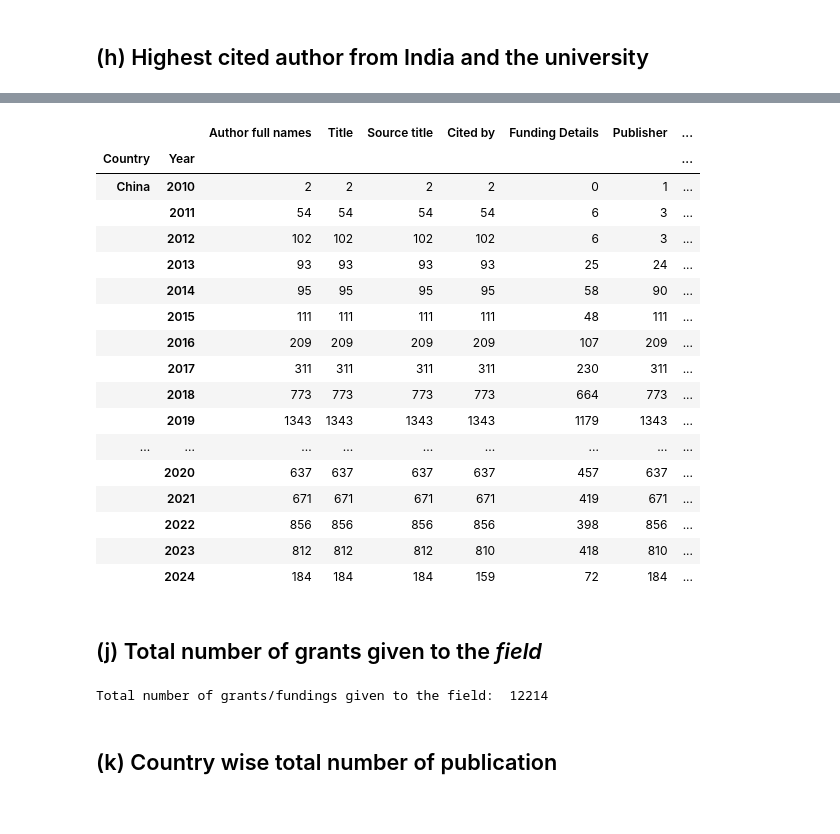
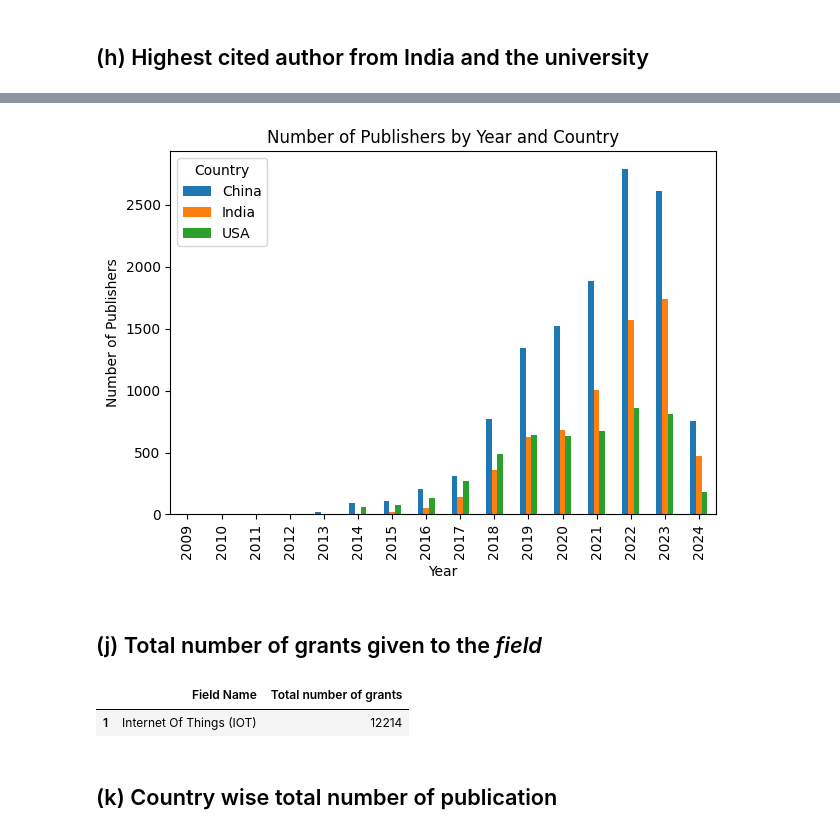
Before and after one commit to SohhamSeal/Dataset-Preprocessing-and-Visualization-using-Python-and-Neo4J, a Jupyter notebook: Python script/code.ipynb, the cells around one changed output, grey strips where cells are left out. Saved outputs shown, nothing was run; the diff lists cells and outputs as text; code cells hidden in the pictures.

```diff
--- a/Python script/code.ipynb
+++ b/Python script/code.ipynb
@@ -401,32 +369,36 @@ year_and_country_wise_publication = trimmed_df.groupby(['Country','Year']).count
-# %%
-year_and_country_wise_publication
-# %% [output]
-|  |  | Author full names | Title | Source title | Cited by | Funding Details | Publisher | ... |
-| Country | Year |  |  |  |  |  |  | ... |
-| China | 2010 | 2 | 2 | 2 | 2 | 0 | 1 | ... |
-|  | 2011 | 54 | 54 | 54 | 54 | 6 | 3 | ... |
-|  | 2012 | 102 | 102 | 102 | 102 | 6 | 3 | ... |
-|  | 2013 | 93 | 93 | 93 | 93 | 25 | 24 | ... |
-|  | 2014 | 95 | 95 | 95 | 95 | 58 | 90 | ... |
-|  | 2015 | 111 | 111 | 111 | 111 | 48 | 111 | ... |
-|  | 2016 | 209 | 209 | 209 | 209 | 107 | 209 | ... |
-|  | 2017 | 311 | 311 | 311 | 311 | 230 | 311 | ... |
-|  | 2018 | 773 | 773 | 773 | 773 | 664 | 773 | ... |
-|  | 2019 | 1343 | 1343 | 1343 | 1343 | 1179 | 1343 | ... |
-| ... | ... | ... | ... | ... | ... | ... | ... | ... |
-|  | 2020 | 637 | 637 | 637 | 637 | 457 | 637 | ... |
-|  | 2021 | 671 | 671 | 671 | 671 | 419 | 671 | ... |
-|  | 2022 | 856 | 856 | 856 | 856 | 398 | 856 | ... |
-|  | 2023 | 812 | 812 | 812 | 810 | 418 | 810 | ... |
-|  | 2024 | 184 | 184 | 184 | 159 | 72 | 184 | ... |
+# %%
+dfi = trimmed_df.groupby(['Year','Country'])['Publisher'].count()
+dfi
+
+# Reset index to make 'Year' and 'Country' columns again
+data_reset_index = dfi.reset_index()
+
+# Pivot the DataFrame to make each country a separate column
+pivot_df = data_reset_index.pivot(index='Year', columns='Country', values='Publisher')
+
+# Plot the line plot
+pivot_df.plot(kind='bar')
+plt.title('Number of Publishers by Year and Country')
+plt.xlabel('Year')
+plt.ylabel('Number of Publishers')
+plt.legend(title='Country')
+plt.tight_layout()
+plt.show()
+# %% [output]
+[figure, added]
 # %% [markdown]
 ## (j) Total number of grants given to the *field*
 # %%
 funding_count = trimmed_df['Funding Details'].dropna().count()
-# %%
-print(f'Total number of grants/fundings given to the field: ', funding_count)
-# %% [output]
-Total number of grants/fundings given to the field:  12214
+# %%
+Qj = pd.DataFrame({
+    'Field Name' : 'Internet Of Things (IOT)',
+    'Total number of grants' : funding_count
+    },index=[1])
+Qj
+# %% [output]
+|  | Field Name | Total number of grants |
+| 1 | Internet Of Things (IOT) | 12214 |
 # %% [markdown]
 ## (k) Country wise total number of publication
 # %%
```
Also changed, not shown: parts of 9 cells of this notebook, 7 other files.
